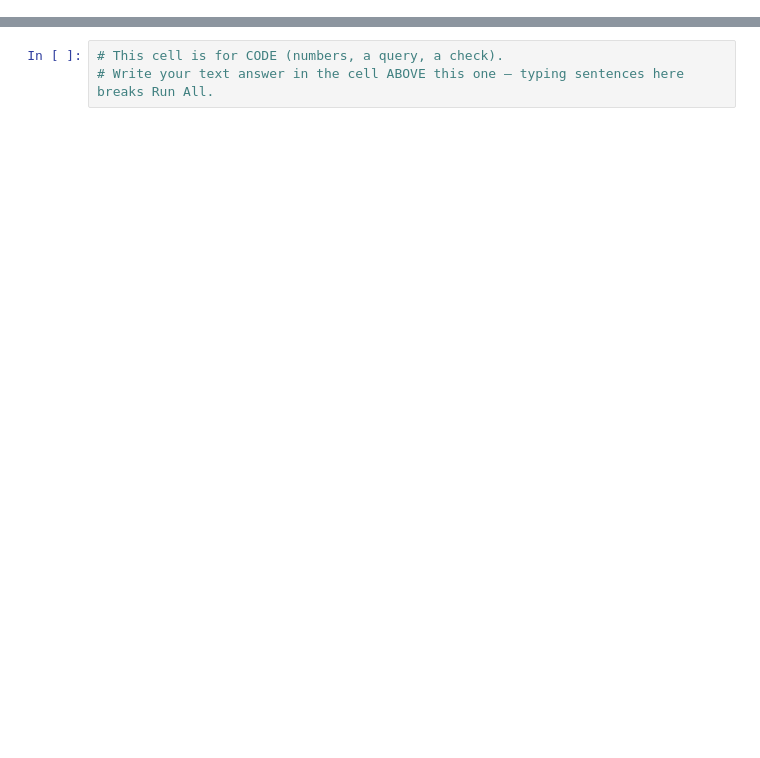
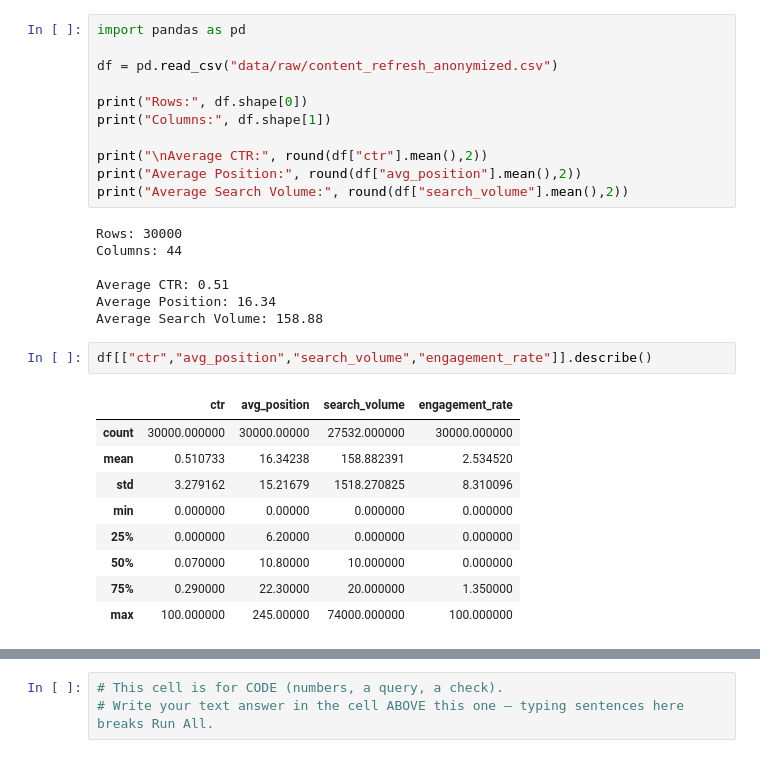
Before and after one commit to forhadmia231/flyrank-ml-internship, a Jupyter notebook: work/notebooks/w01_research_question.ipynb, the cells around one changed output, grey strips where cells are left out. Saved outputs shown, nothing was run; the diff lists cells and outputs as text; blank space fills up the shorter version.

```diff
--- a/work/notebooks/w01_research_question.ipynb
+++ b/work/notebooks/w01_research_question.ipynb
@@ -18,0 +107,30 @@ I chose the Learning to Rank lane because ranking search results is one of the m
+# %%
+import pandas as pd
+
+df = pd.read_csv("data/raw/content_refresh_anonymized.csv")
+
+print("Rows:", df.shape[0])
+print("Columns:", df.shape[1])
+
+print("\nAverage CTR:", round(df["ctr"].mean(),2))
+print("Average Position:", round(df["avg_position"].mean(),2))
+print("Average Search Volume:", round(df["search_volume"].mean(),2))
+# %% [output]
+Rows: 30000
+Columns: 44
+
+Average CTR: 0.51
+Average Position: 16.34
+Average Search Volume: 158.88
+# %%
+df[["ctr","avg_position","search_volume","engagement_rate"]].describe()
+# %% [output]
+|  | ctr | avg_position | search_volume | engagement_rate |
+| count | 30000.000000 | 30000.00000 | 27532.000000 | 30000.000000 |
+| mean | 0.510733 | 16.34238 | 158.882391 | 2.534520 |
+| std | 3.279162 | 15.21679 | 1518.270825 | 8.310096 |
+| min | 0.000000 | 0.00000 | 0.000000 | 0.000000 |
+| 25% | 0.000000 | 6.20000 | 0.000000 | 0.000000 |
+| 50% | 0.070000 | 10.80000 | 10.000000 | 0.000000 |
+| 75% | 0.290000 | 22.30000 | 20.000000 | 1.350000 |
+| max | 100.000000 | 245.00000 | 74000.000000 | 100.000000 |
```
Also changed, not shown: parts of 20 cells of this notebook.
